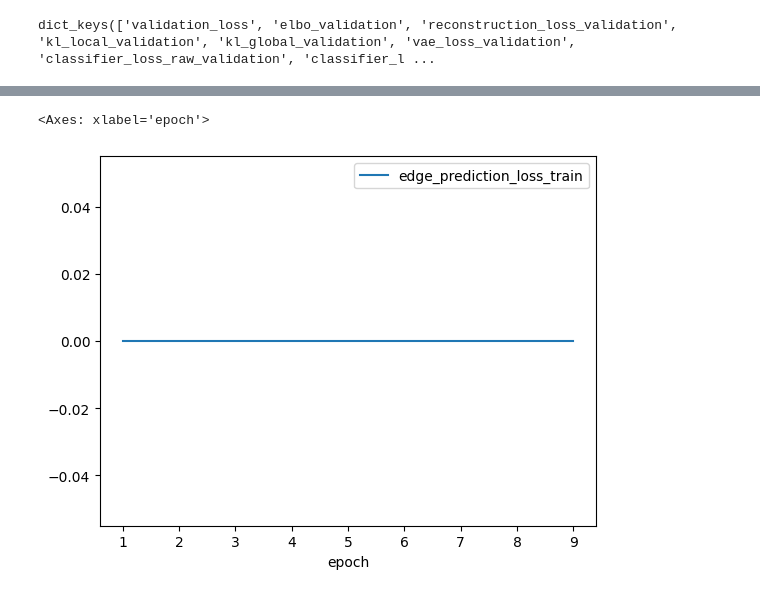
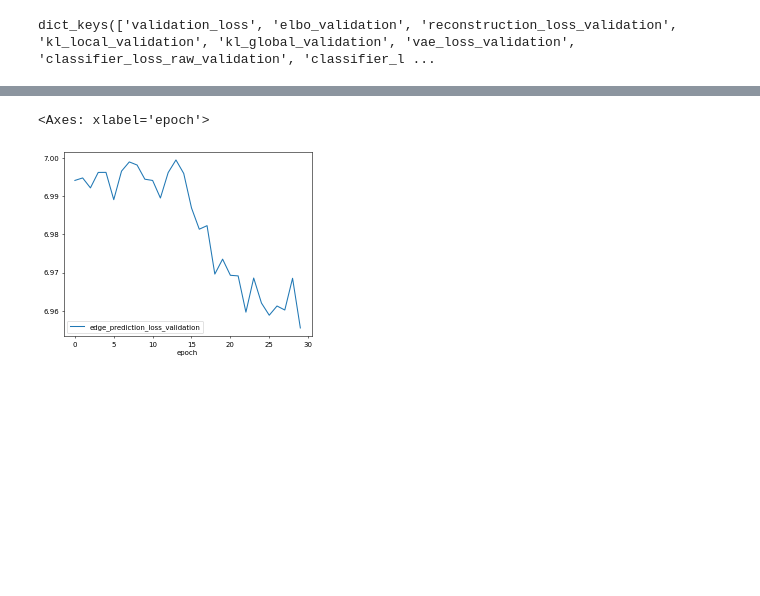
Before and after one commit to PMBio/cellina, a Jupyter notebook: test.ipynb, the cells around one changed output, grey strips where cells are left out. Saved outputs shown, nothing was run; the diff lists cells and outputs as text; code cells hidden in the pictures; blank space fills up the shorter version.

```diff
--- a/test.ipynb
+++ b/test.ipynb
@@ -85,6 +88,0 @@ adata.obs['neighbor'] = adata.obsp['spatial_connectivities'][:,0].toarray().asty
-# %%
-sc.pp.normalize_total(adata, target_sum=1e4)
-sc.pp.log1p(adata)
-adata.obsm['spatial_x'] = adata.obsp['spatial_connectivities'] @ adata.X / n_neighbors
-# float32
-adata.obsm['spatial_x'] = csr_matrix(adata.obsm['spatial_x']).astype(np.float32)
@@ -120,14 +89,15 @@ from cellina import CellinaModel
-# %%
-adata.obsm['spatial_x'].max()
-from scipy.sparse import csr_matrix
-adata.obsm['spatial_x'] = adata.obsm['spatial_x'].astype(np.float32)
 # %%
 CellinaModel.setup_anndata(adata,
                            batch_key=None,
                            labels_key=labels_key,
                            domains_key=domains_key,
-                           spatial_obsm_key="spatial_x",
                            layer='counts',
-                           spatial_connectivities_key='spatial_connectivities')
-model = CellinaModel(adata, n_latent=20, classifier_lambda=1e1, discriminator_lambda=1e1, condition_on_intrinsic=False, link_prediction_weight=0)
+                           spatial_connectivities_key='spatial_connectivities'
+                           )
+model = CellinaModel(adata,
+                     n_latent=20,
+                     classifier_lambda=1,
+                     discriminator_lambda=1,
+                     condition_on_intrinsic=False,
+                     link_prediction_weight=100)
 # %% [output]
@@ -136,15 +105,15 @@ INFO     cellina: The Cellina model has been initialized with adversarial domain
 # %%
-model.train(max_epochs=10,
+model.train(max_epochs=30,
             check_val_every_n_epoch=1,
             early_stopping=True,
-            early_stopping_patience=10,
+            early_stopping_patience=5,
             early_stopping_monitor='validation_loss', # NOTE: z/e kl + reconstruction
             train_size=0.9,
             validation_size=0.1,
             # default_root_dir='scvi_log/',
             plan_kwargs={'lr': 0.0001,
                          'weight_decay': 0.0001,
-                         'normalize_losses': False,
+                         'normalize_losses': True,
                         #  "scale_adversarial_loss": "normalized"
                          },
             enable_checkpointing=True,
@@ -228,8 +211,8 @@ if 'fool_loss_validation' in model.history_: # NOTE: only if discriminator_lambd
 # %%
-model.history_['edge_prediction_loss_train'].plot()
+model.history_['edge_prediction_loss_validation'].plot()
 # %% [output]
 <Axes: xlabel='epoch'>
-[figure, old version]
+[figure, new version]
 # %%
 adata.obsm['z'] = model.get_latent_representation(latent_key='z')
 # %%
```
Also changed, not shown: parts of 35 cells of this notebook, 5 other files.
